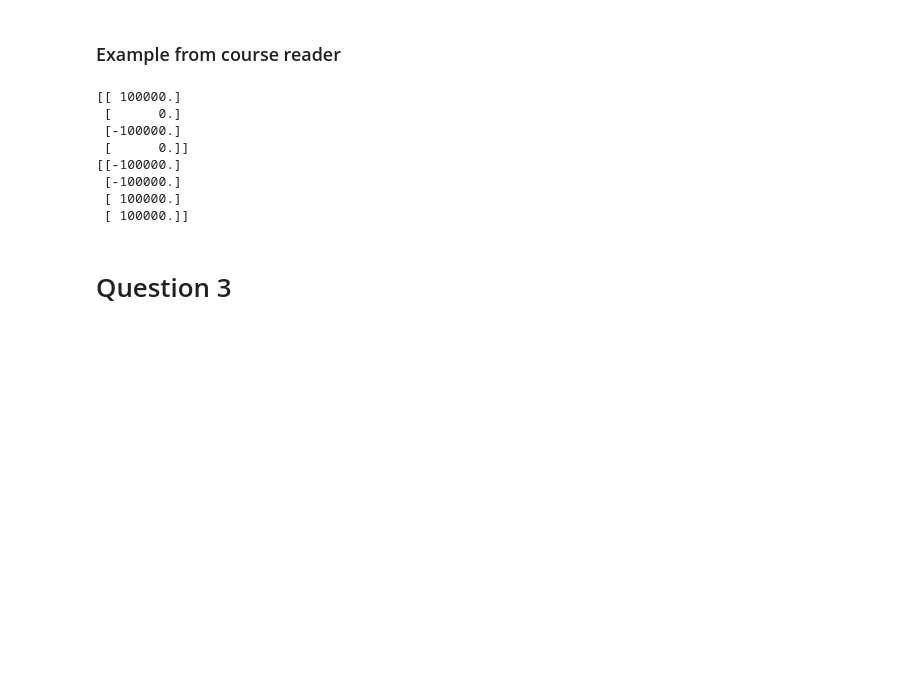
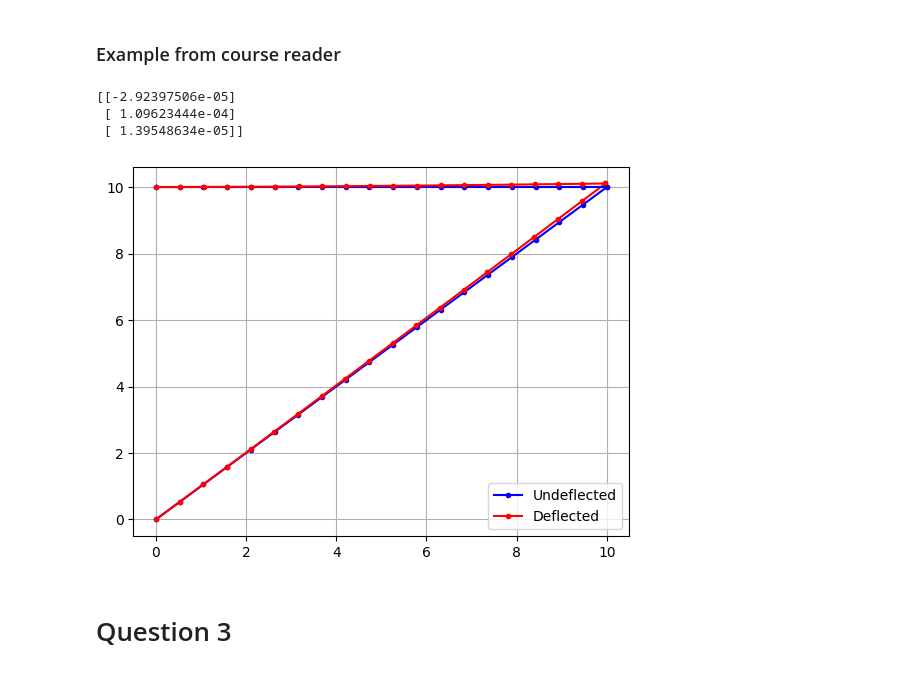
Before and after one commit to danielmcnz/FEA-Tools, a Jupyter notebook: lab2.ipynb, the cells around one changed output. Saved outputs shown, nothing was run; the diff lists cells and outputs as text; code cells hidden in the pictures; blank space fills up the shorter version.

```diff
--- a/lab2.ipynb
+++ b/lab2.ipynb
@@ -5,29 +5,57 @@
 # %%
 from FEA.FEA import *
 
-assembly_mat_1 = np.array([[0, 0, 1, 0], [0, 0, 0, 1]])
-assembly_mat_2 = np.array([[0, 0, 1, 0], [0, 0, 0, 1]])
+A1 = np.array([
+    [0, 0, 0, 1, 0, 0],
+    [0, 0, 0, 0, 1, 0],
+    [0, 0, 0, 0, 0, 1],
+])
 
-element1 = BarElement(assembly_mat_1, 200e9, 10, (np.pi * (0.1 ** 2)) / 4, 0)
-element2 = BarElement(assembly_mat_2, 200e9, 10 * 1.41, (np.pi * (0.1 ** 2)) / 4, 45)
+A2 = np.array([
+    [0, 0, 0, 1, 0, 0],
+    [0, 0, 0, 0, 1, 0],
+    [0, 0, 0, 0, 0, 1],
+])
 
-Q = np.array([[0], [100e3]]) # external force vector
+E = 200e9
+L1 = 10
+L2 = 10 * 1.41
+A = np.pi * (0.1 ** 2) / 4
+angle1 = 0
+angle2 = 45
+
+element1 = Element(A1, E, 0, L1, A, angle1)
+element2 = Element(A2, E, 0, L2, A, angle2)
+
+Q = np.array([
+    [0],
+    [100e3],
+    [0]
+]) # external force vector
 
 structure = Structure([element1, element2], Q)
 
 structure.solve()
 
-for element in structure.elements:
-    print(element.global_force)
+# for element in structure.elements:
+#     print(element.global_force)
+
+print(structure.q)
+
+# print(structure.elements[0].local_stiffness_hat)
+# print(structure.elements[1].local_stiffness_hat)
+
+nodes = np.array([
+    [[0, 0], [10, 10]],
+    [[0, 10], [10, 10]]
+])
+
+structure.plot_structure(nodes, 1000, 20)
 # %% [output]
-[[ 100000.]
- [      0.]
- [-100000.]
- [      0.]]
-[[-100000.]
- [-100000.]
- [ 100000.]
- [ 100000.]]
+[[-2.92397506e-05]
+ [ 1.09623444e-04]
+ [ 1.39548634e-05]]
+[figure, added]
 # %% [markdown]
 # Question 3
 # %%
```
Also changed, not shown: parts of 4 cells of this notebook, 7 other files.
